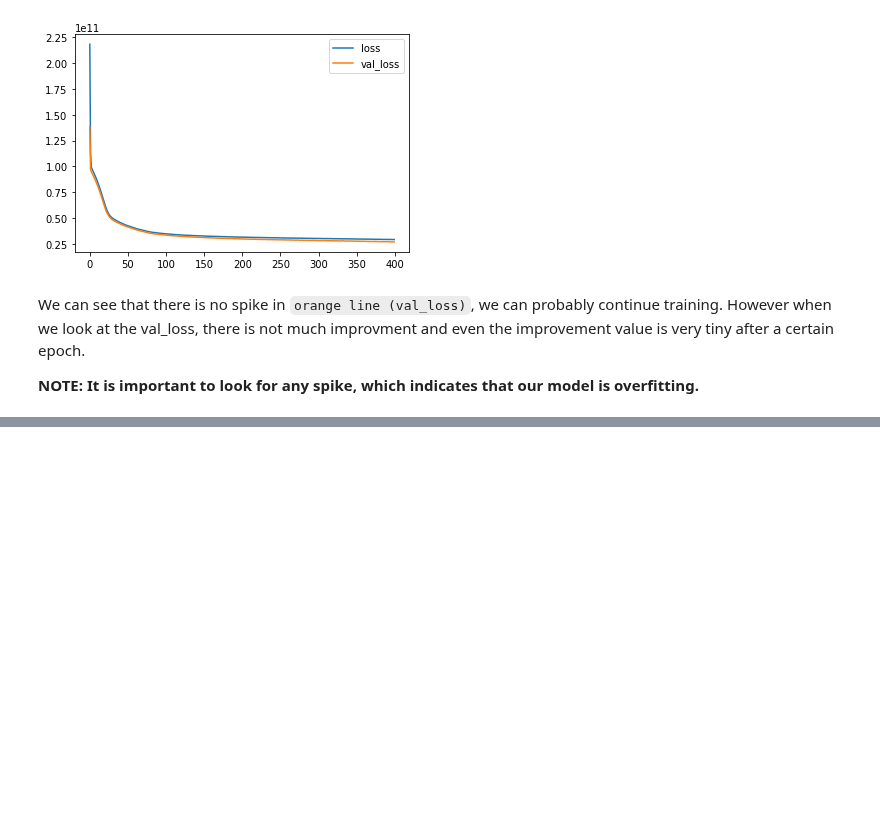
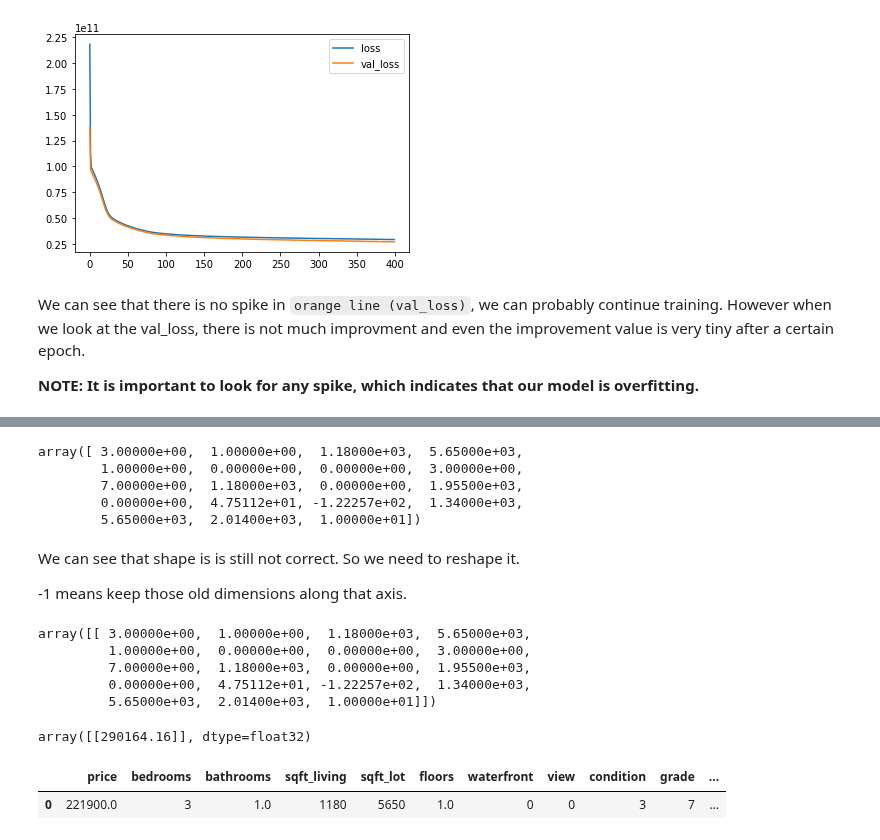
Before and after one commit to ptyadana/Data-Science-and-Machine-Learning-Projects-Dojo, a Jupyter notebook: Data Science and Machine Learning Bootcamp - JP/21. Neural Nets and Deep Learning/02_Tensorflow_Regression_Housing_Price_Prediction.ipynb, the cells around one changed output, grey strips where cells are left out. Saved outputs shown, nothing was run; the diff lists cells and outputs as text; code cells hidden in the pictures; blank space fills up the shorter version.

```diff
--- a/Data Science and Machine Learning Bootcamp - JP/21. Neural Nets and Deep Learning/02_Tensorflow_Regression_Housing_Price_Prediction.ipynb
+++ b/Data Science and Machine Learning Bootcamp - JP/21. Neural Nets and Deep Learning/02_Tensorflow_Regression_Housing_Price_Prediction.ipynb
@@ -546,0 +647,20 @@ We can see that there is no spike in `orange line (val_loss)`, we can probably c
+# %%
+new_house.values
+# %% [output]
+array([ 3.00000e+00,  1.00000e+00,  1.18000e+03,  5.65000e+03,
+        1.00000e+00,  0.00000e+00,  0.00000e+00,  3.00000e+00,
+        7.00000e+00,  1.18000e+03,  0.00000e+00,  1.95500e+03,
+        0.00000e+00,  4.75112e+01, -1.22257e+02,  1.34000e+03,
+        5.65000e+03,  2.01400e+03,  1.00000e+01])
+# %% [markdown]
+We can see that shape is is still not correct. So we need to reshape it.
+
+-1 means keep those old dimensions along that axis.
+# %%
+new_house.values.reshape(-1,19)
+# %% [output]
+array([[ 3.00000e+00,  1.00000e+00,  1.18000e+03,  5.65000e+03,
+         1.00000e+00,  0.00000e+00,  0.00000e+00,  3.00000e+00,
+         7.00000e+00,  1.18000e+03,  0.00000e+00,  1.95500e+03,
+         0.00000e+00,  4.75112e+01, -1.22257e+02,  1.34000e+03,
+         5.65000e+03,  2.01400e+03,  1.00000e+01]])
@@ -546,0 +670,11 @@ We can see that there is no spike in `orange line (val_loss)`, we can probably c
+# %%
+# make a prediction
+model.predict(new_house)
+# %% [output]
+array([[290164.16]], dtype=float32)
+# %%
+# true value
+df.head(1)
+# %% [output]
+|  | price | bedrooms | bathrooms | sqft_living | sqft_lot | floors | waterfront | view | condition | grade | ... |
+| 0 | 221900.0 | 3 | 1.0 | 1180 | 5650 | 1.0 | 0 | 0 | 3 | 7 | ... |
```
Also changed, not shown: parts of 23 cells of this notebook.
